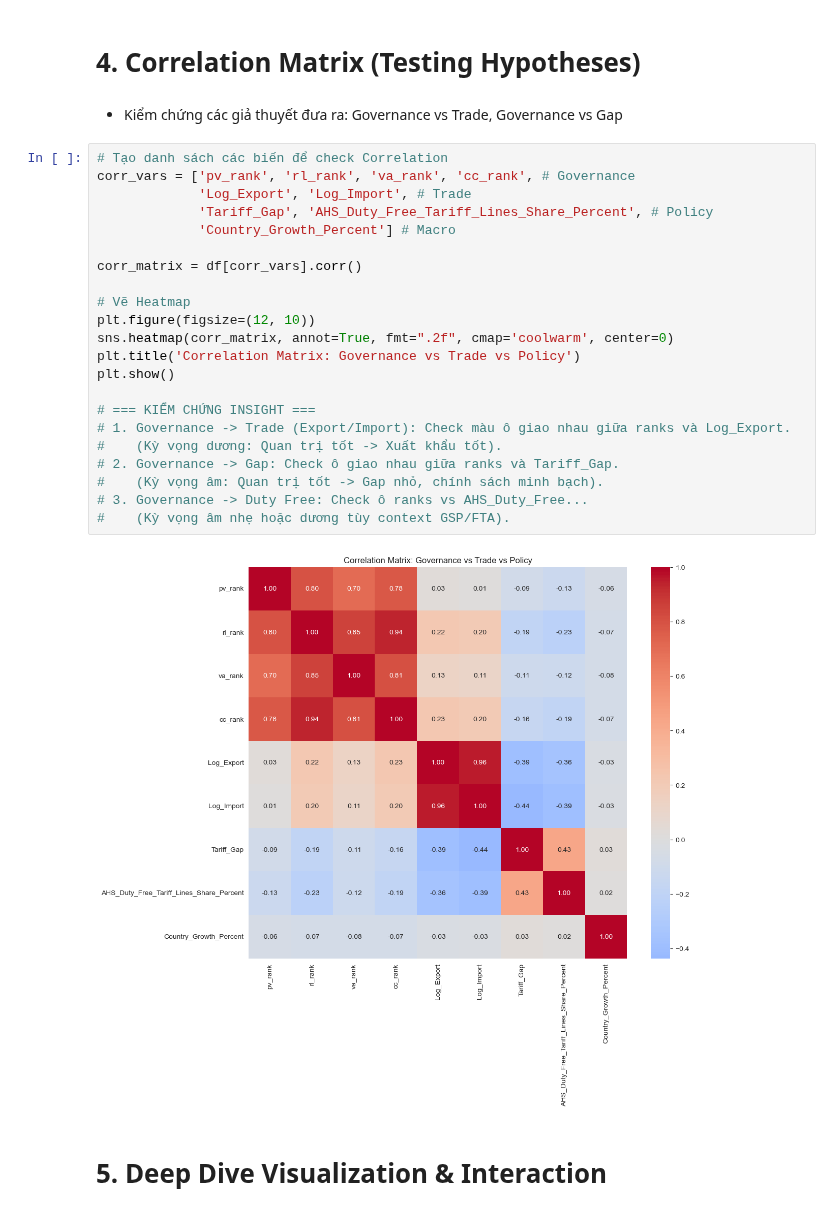
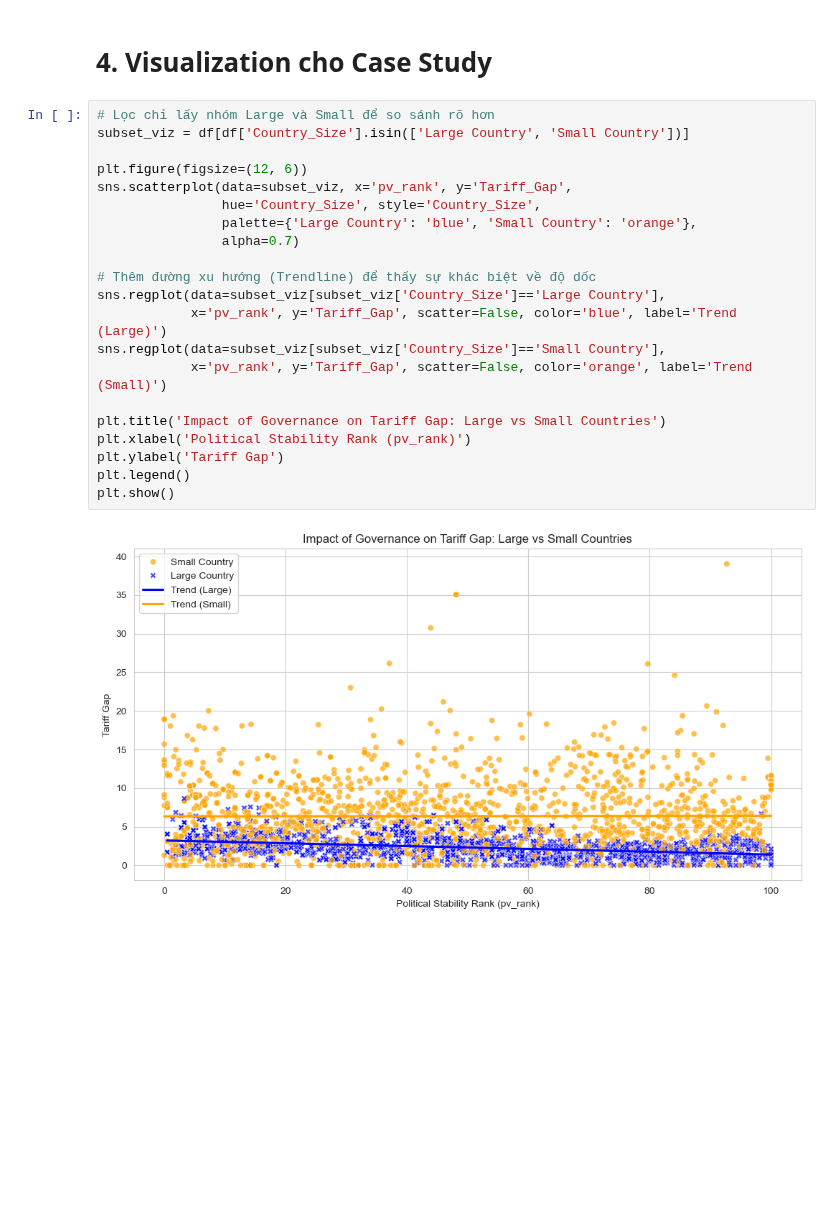
Before and after one commit to fountainhead-2207/DS111, a Jupyter notebook: notebooks/Final_EDA_Overall.ipynb, the cells around one changed output. Saved outputs shown, nothing was run; the diff lists cells and outputs as text; blank space fills up the shorter version.

```diff
--- a/notebooks/Final_EDA_Overall.ipynb
+++ b/notebooks/Final_EDA_Overall.ipynb
@@ -117,30 +103,25 @@ rl_rank                       0.170480  -1.159657
 # %% [markdown]
-# 4. Correlation Matrix (Testing Hypotheses)
+# 4. Visualization cho Case Study
-# %% [markdown]
-- Kiểm chứng các giả thuyết đưa ra: Governance vs Trade, Governance vs Gap
 # %%
-# Tạo danh sách các biến để check Correlation
-corr_vars = ['pv_rank', 'rl_rank', 'va_rank', 'cc_rank', # Governance
-             'Log_Export', 'Log_Import', # Trade
-             'Tariff_Gap', 'AHS_Duty_Free_Tariff_Lines_Share_Percent', # Policy
-             'Country_Growth_Percent'] # Macro
+# Lọc chỉ lấy nhóm Large và Small để so sánh rõ hơn
+subset_viz = df[df['Country_Size'].isin(['Large Country', 'Small Country'])]
 
-corr_matrix = df[corr_vars].corr()
+plt.figure(figsize=(12, 6))
+sns.scatterplot(data=subset_viz, x='pv_rank', y='Tariff_Gap',
+                hue='Country_Size', style='Country_Size',
+                palette={'Large Country': 'blue', 'Small Country': 'orange'},
+                alpha=0.7)
 
-# Vẽ Heatmap
-plt.figure(figsize=(12, 10))
-sns.heatmap(corr_matrix, annot=True, fmt=".2f", cmap='coolwarm', center=0)
-plt.title('Correlation Matrix: Governance vs Trade vs Policy')
+# Thêm đường xu hướng (Trendline) để thấy sự khác biệt về độ dốc
+sns.regplot(data=subset_viz[subset_viz['Country_Size']=='Large Country'],
+            x='pv_rank', y='Tariff_Gap', scatter=False, color='blue', label='Trend (Large)')
+sns.regplot(data=subset_viz[subset_viz['Country_Size']=='Small Country'],
+            x='pv_rank', y='Tariff_Gap', scatter=False, color='orange', label='Trend (Small)')
+
+plt.title('Impact of Governance on Tariff Gap: Large vs Small Countries')
+plt.xlabel('Political Stability Rank (pv_rank)')
+plt.ylabel('Tariff Gap')
+plt.legend()
 plt.show()
-
-# === KIỂM CHỨNG INSIGHT ===
-# 1. Governance -> Trade (Export/Import): Check màu ô giao nhau giữa ranks và Log_Export.
-#    (Kỳ vọng dương: Quan trị tốt -> Xuất khẩu tốt).
-# 2. Governance -> Gap: Check ô giao nhau giữa ranks và Tariff_Gap.
-#    (Kỳ vọng âm: Quan trị tốt -> Gap nhỏ, chính sách minh bạch).
-# 3. Governance -> Duty Free: Check ô ranks vs AHS_Duty_Free...
-#    (Kỳ vọng âm nhẹ hoặc dương tùy context GSP/FTA).
 # %% [output]
-[figure, old version]
+[figure, new version]
-# %% [markdown]
-# 5. Deep Dive Visualization & Interaction
```
Also changed, not shown: parts of 14 cells of this notebook.
